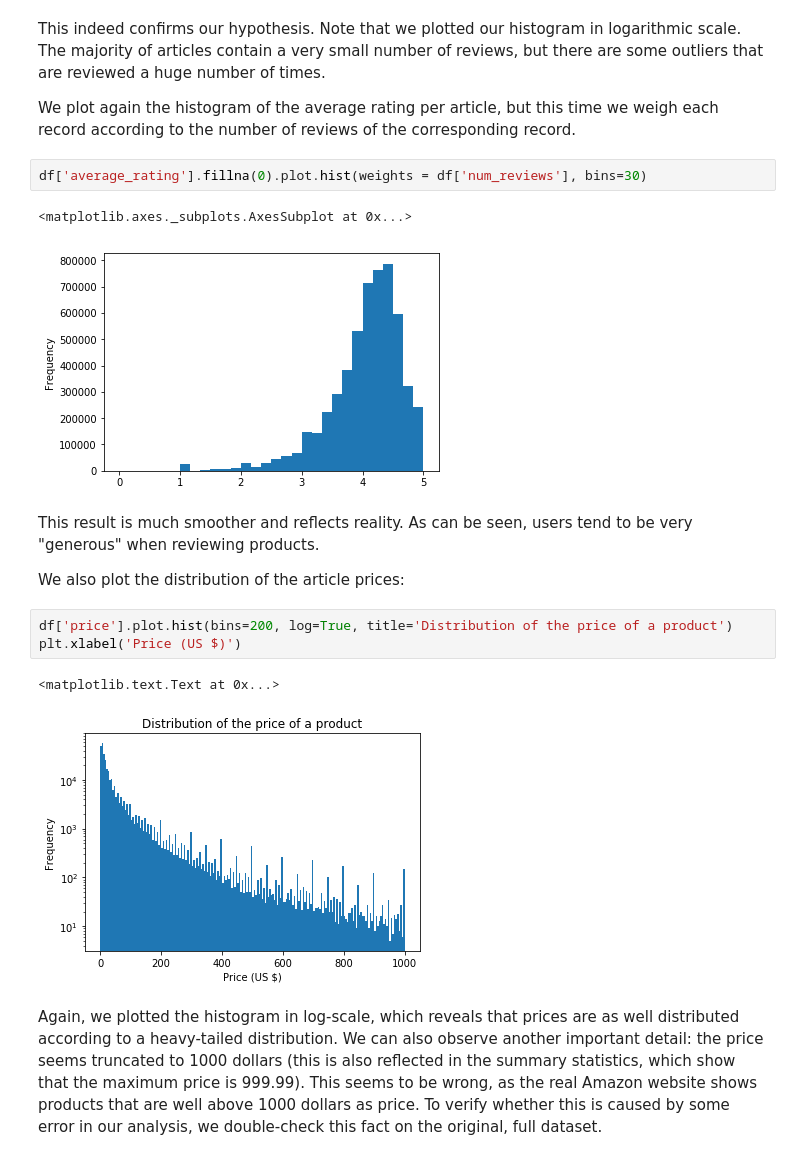
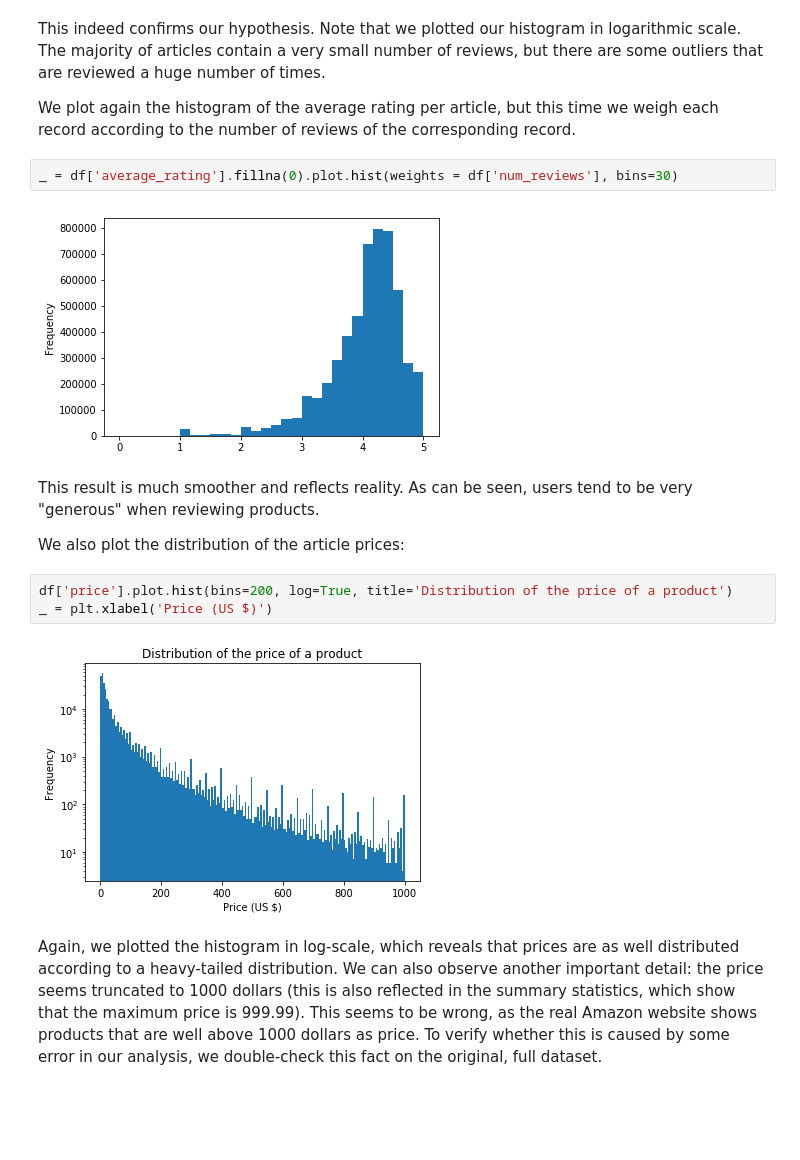
Before and after one commit to tarmeens/ada-homework, a Jupyter notebook: project/Final.ipynb, the cells around one changed output. Cells and saved outputs as stored; diff of their text form; blank space fills up the shorter version.

```diff
--- a/project/Final.ipynb
+++ b/project/Final.ipynb
@@ -430,20 +398,18 @@ This indeed confirms our hypothesis. Note that we plotted our histogram in logar
 
 We plot again the histogram of the average rating per article, but this time we weigh each record according to the number of reviews of the corresponding record.
 # %%
-df['average_rating'].fillna(0).plot.hist(weights = df['num_reviews'], bins=30)
+_ = df['average_rating'].fillna(0).plot.hist(weights = df['num_reviews'], bins=30)
 # %% [output]
-<matplotlib.axes._subplots.AxesSubplot at 0x...>
-[figure, old version]
+[figure, new version]
 # %% [markdown]
 This result is much smoother and reflects reality. As can be seen, users tend to be very "generous" when reviewing products.
 
 We also plot the distribution of the article prices:
 # %%
 df['price'].plot.hist(bins=200, log=True, title='Distribution of the price of a product')
-plt.xlabel('Price (US $)')
+_ = plt.xlabel('Price (US $)')
 # %% [output]
-<matplotlib.text.Text at 0x...>
-[figure, old version]
+[figure, new version]
 # %% [markdown]
 Again, we plotted the histogram in log-scale, which reveals that prices are as well distributed according to a heavy-tailed distribution. We can also observe another important detail: the price seems truncated to 1000 dollars (this is also reflected in the summary statistics, which show that the maximum price is 999.99). This seems to be wrong, as the real Amazon website shows products that are well above 1000 dollars as price.
 To verify whether this is caused by some error in our analysis, we double-check this fact on the original, full dataset.
```
Also changed, not shown: parts of 24 cells of this notebook, 1 other file.
